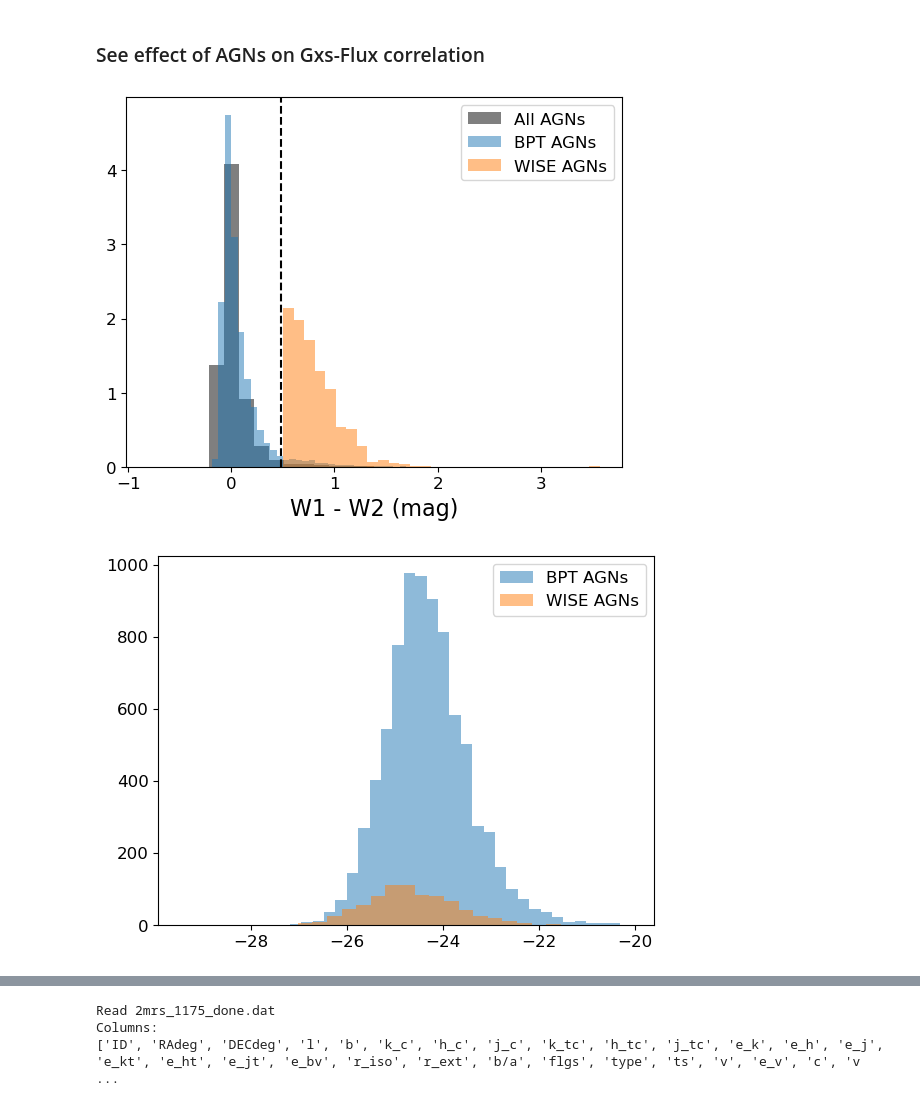
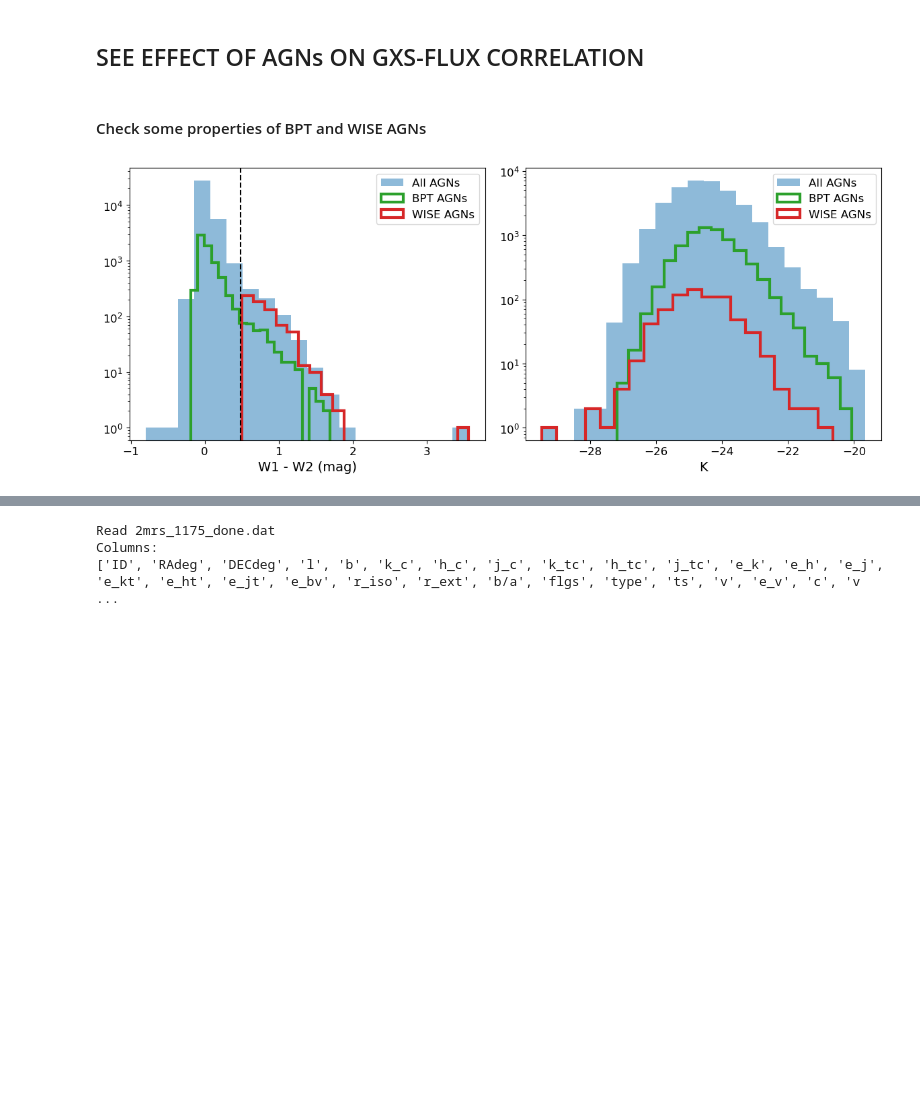
Before and after one commit to FedeDavilaKurban/Auger, a Jupyter notebook: plot4_paper1.ipynb, the cells around one changed output, grey strips where cells are left out. Saved outputs shown, nothing was run; the diff lists cells and outputs as text; code cells hidden in the pictures; blank space fills up the shorter version.

Commit message:
AGNs correlations

```diff
--- a/plot4_paper1.ipynb
+++ b/plot4_paper1.ipynb
@@ -1,38 +1,51 @@
-# %% [markdown]
-### See effect of AGNs on Gxs-Flux correlation
+# %% [markdown]
+## SEE EFFECT OF AGNs ON GXS-FLUX CORRELATION
+# %% [markdown]
+#### Check some properties of BPT and WISE AGNs
 # %%
 def read_agns(filename='../data/2MRSxWISExZAW2019opticalAGNs.txt', mincz=1200):
 
     data = ascii.read(filename)
 
     data = data[data['cz']>mincz]
 
     #data = data[data['BPTAGN'] == 1]
 
     #data = data[data['class'] == 1]
 
+    data = data[data['_DEJ2000'] < 45.]
+
     return data
 
 from astropy.io import ascii
 import matplotlib.pyplot as plt
 
 data = read_agns()
 
 agns_bpt = data[data['BPTAGN'] == 1]
 agns_wise = data[data['class'] == 1]
 
-plt.hist(data['W1mag']-data['W2mag'], bins=30, alpha=0.5, label='All AGNs', color='k', density=True)
-plt.hist(agns_bpt['W1mag']-agns_bpt['W2mag'], bins=30, alpha=0.5, label='BPT AGNs', color='C0', density=True)
-plt.hist(agns_wise['W1mag']-agns_wise['W2mag'], bins=30, alpha=0.5, label='WISE AGNs', color='C1', density=True)
-plt.xlabel('W1 - W2 (mag)')
-plt.axvline(0.486, color='k', linestyle='--')
-plt.legend()
+plt.figure(figsize=(12, 5))
+ax1 = plt.subplot(121)
+ax2 = plt.subplot(122)
+
+density = False
+ax1.hist(data['W1mag']-data['W2mag'], bins=20, alpha=0.5, label='All AGNs', color='C0', density=density)
+ax1.hist(agns_bpt['W1mag']-agns_bpt['W2mag'], bins=20, alpha=1, label='BPT AGNs', color='C2', density=density, histtype='step', linewidth=3)
+ax1.hist(agns_wise['W1mag']-agns_wise['W2mag'], bins=20, alpha=1, label='WISE AGNs', color='C3', density=density, histtype='step', linewidth=3)
+ax1.set_yscale('log')
+ax1.set_xlabel('W1 - W2 (mag)')
+ax1.axvline(0.486, color='k', linestyle='--')
+ax1.legend()
+
+ax2.hist(data['K_abs'], bins=20, alpha=0.5, label='All AGNs', color='C0')
+ax2.hist(agns_bpt['K_abs'], bins=20, alpha=1, label='BPT AGNs', color='C2', histtype='step', linewidth=3)
+ax2.hist(agns_wise['K_abs'], bins=20, alpha=1, label='WISE AGNs', color='C3', histtype='step', linewidth=3)
+ax2.set_yscale('log')
+ax2.set_xlabel('K')
+ax2.legend()
+
+plt.tight_layout()
 plt.show()
-
-plt.hist(agns_bpt['K_abs'], bins=30, alpha=0.5, label='BPT AGNs', color='C0')
-plt.hist(agns_wise['K_abs'], bins=30, alpha=0.5, label='WISE AGNs', color='C1')
-plt.legend()
-plt.show()
 # %% [output]
-[figure, old version]
+[figure, new version]
-[figure, removed]
```
Also changed, not shown: parts of 19 cells of this notebook, 1 other file.
